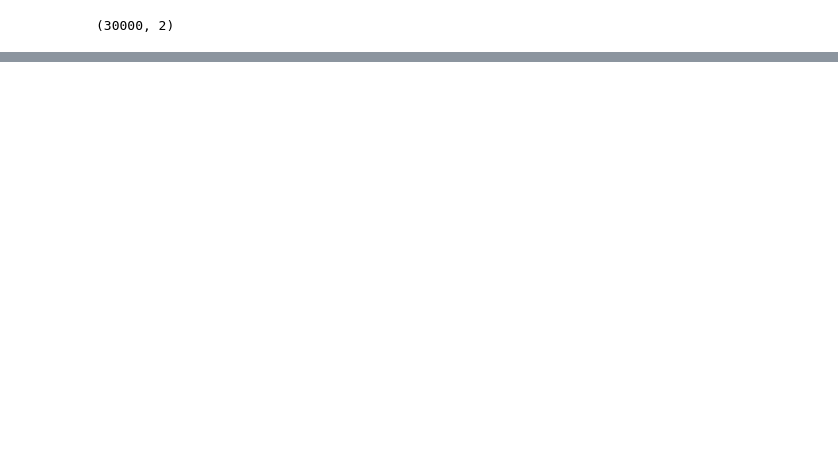
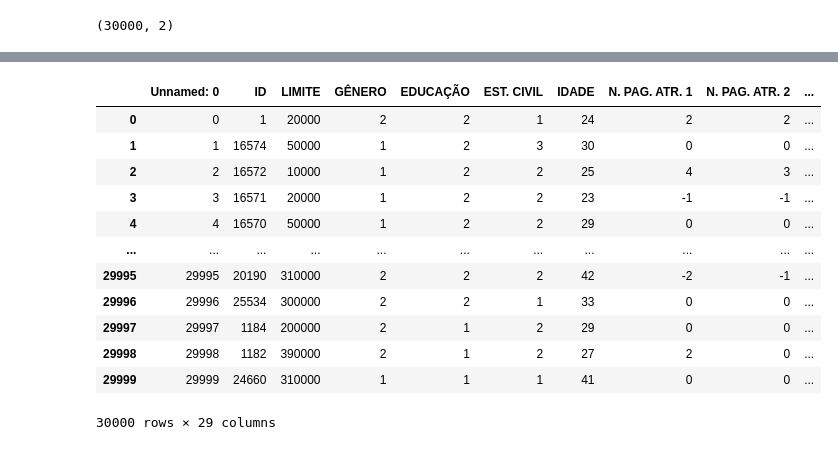
Before and after one commit to vanessavalis/Inteligencia_Artificial_Projeto_2, a Jupyter notebook: Projeto2_IA_Kmeans_Credit_Card.ipynb, the cells around one changed output, grey strips where cells are left out. Saved outputs shown, nothing was run; the diff lists cells and outputs as text; code cells hidden in the pictures; blank space fills up the shorter version.

Commit message:
Emissão de tabela e arquivo .xls com classificação numérica e coordenadas do gráfico

```diff
--- a/Projeto2_IA_Kmeans_Credit_Card.ipynb
+++ b/Projeto2_IA_Kmeans_Credit_Card.ipynb
@@ -137,0 +150,18 @@ with open("clientes.txt", "r") as arquivo:
+# %%
+import pandas as pd
+tabela_clientes = pd.read_excel('/content/tabela_clientes.xls')
+tabela_clientes
+# %% [output]
+|  | Unnamed: 0 | ID | LIMITE | GÊNERO | EDUCAÇÃO | EST. CIVIL | IDADE | N. PAG. ATR. 1 | N. PAG. ATR. 2 | ... |
+| 0 | 0 | 1 | 20000 | 2 | 2 | 1 | 24 | 2 | 2 | ... |
+| 1 | 1 | 16574 | 50000 | 1 | 2 | 3 | 30 | 0 | 0 | ... |
+| 2 | 2 | 16572 | 10000 | 1 | 2 | 2 | 25 | 4 | 3 | ... |
+| 3 | 3 | 16571 | 20000 | 1 | 2 | 2 | 23 | -1 | -1 | ... |
+| 4 | 4 | 16570 | 50000 | 1 | 2 | 2 | 29 | 0 | 0 | ... |
+| ... | ... | ... | ... | ... | ... | ... | ... | ... | ... | ... |
+| 29995 | 29995 | 20190 | 310000 | 2 | 2 | 2 | 42 | -2 | -1 | ... |
+| 29996 | 29996 | 25534 | 300000 | 2 | 2 | 1 | 33 | 0 | 0 | ... |
+| 29997 | 29997 | 1184 | 200000 | 2 | 1 | 2 | 29 | 0 | 0 | ... |
+| 29998 | 29998 | 1182 | 390000 | 2 | 1 | 2 | 27 | 2 | 0 | ... |
+| 29999 | 29999 | 24660 | 310000 | 1 | 1 | 1 | 41 | 0 | 0 | ... |
+30000 rows × 29 columns
```
Also changed, not shown: parts of 9 cells of this notebook.
